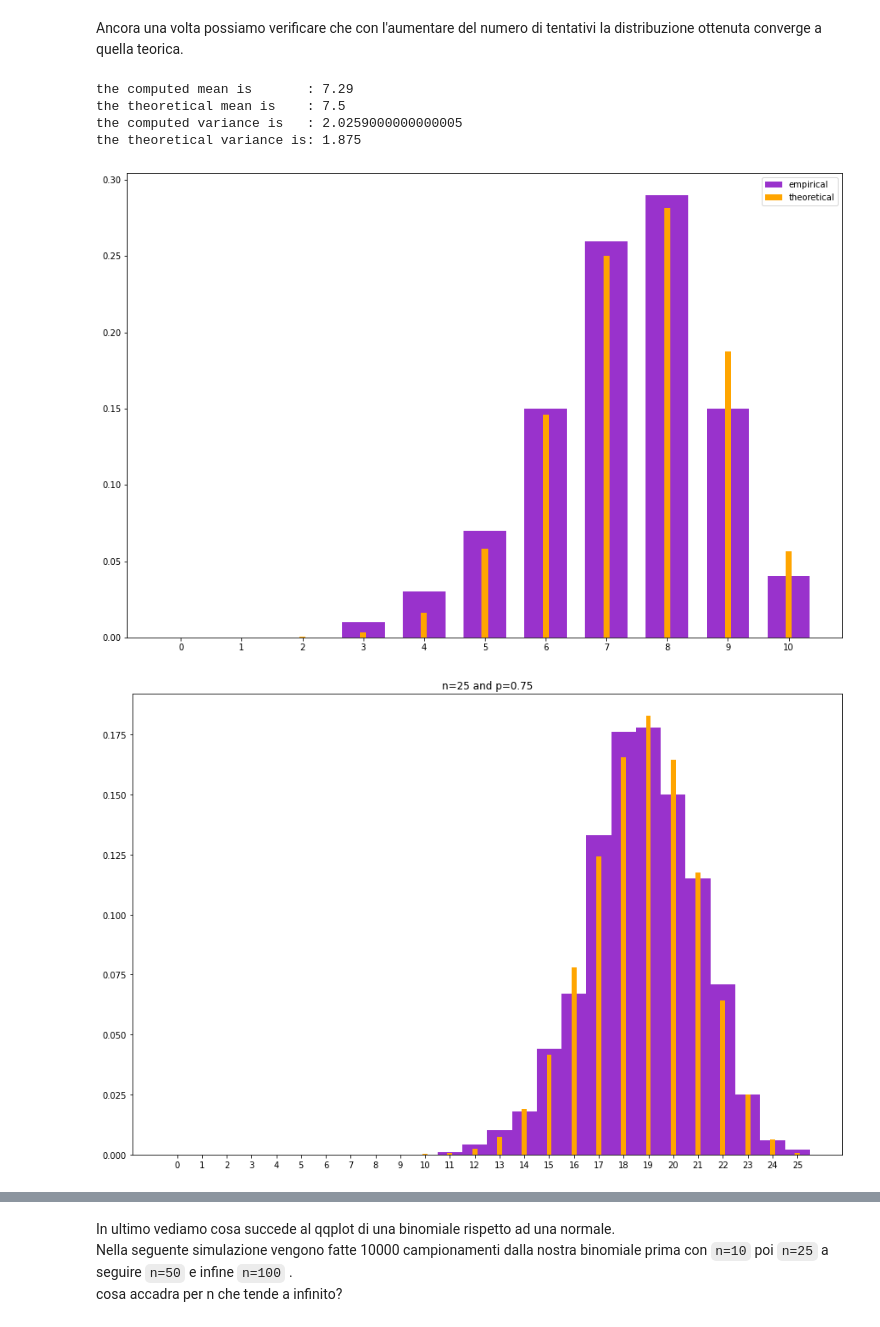
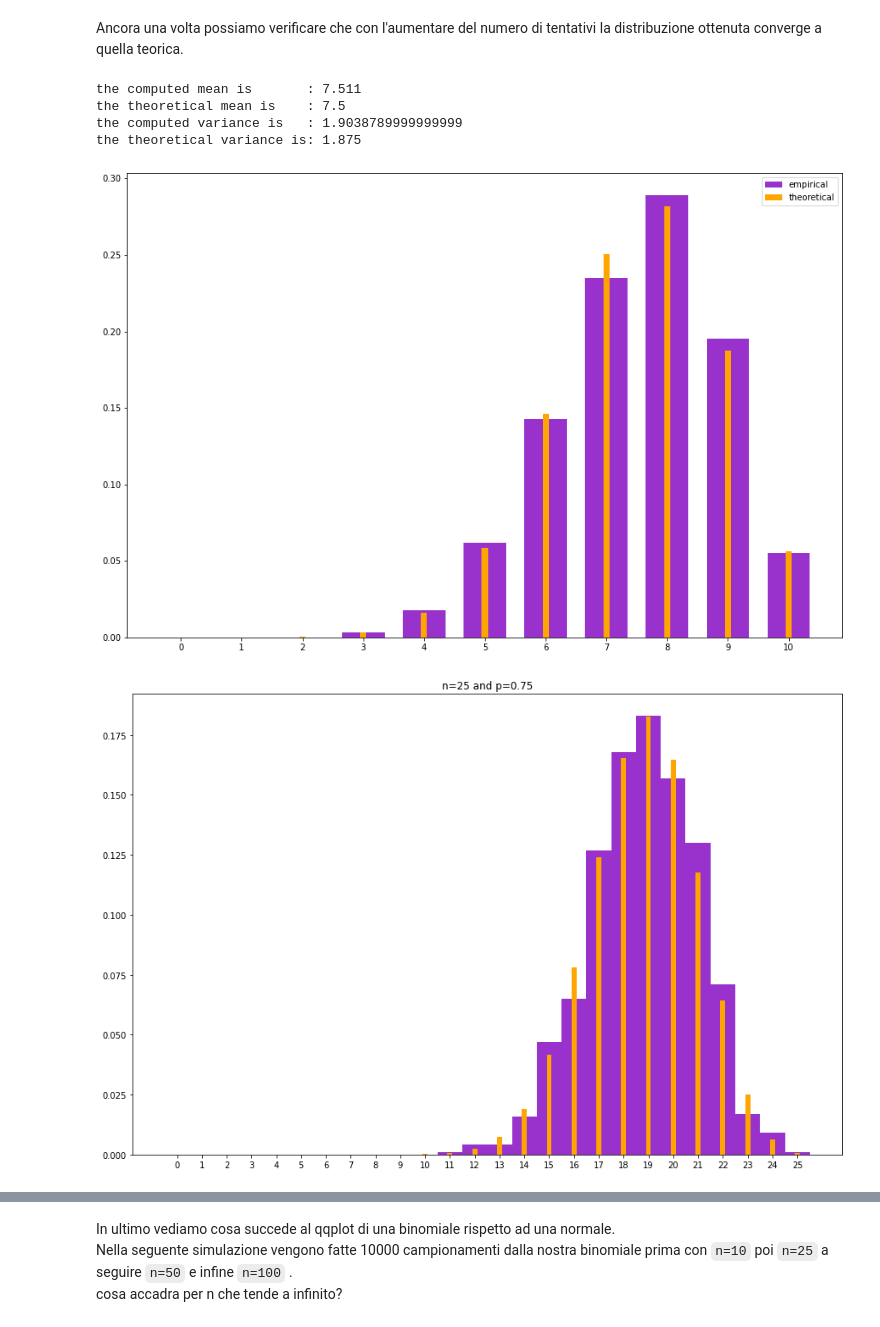
Before and after one commit to f14-bertolotti/SAD-unimi, a Jupyter notebook: simulations/binomial_distribution_python.ipynb, the cells around one changed output, grey strips where cells are left out. Cells and saved outputs as stored; diff of their text form; code cells hidden in the pictures.

```diff
--- a/simulations/binomial_distribution_python.ipynb
+++ b/simulations/binomial_distribution_python.ipynb
@@ -99,17 +81,14 @@ n = 10
 theoretical_mean = n*p
 theoretical_variance = n*p*(1-p)
 
-f0 = get_binomial_random_variable(n=n,p=p)
-
-# facciamo un milione di test ###
-tests = [f0() for i in range(10**2)]
+tests = stats.distributions.binom.rvs(p=p, n=n, size = 10**3)
 
 print("the computed mean is       :",numpy.mean(tests))
 print("the theoretical mean is    :",theoretical_mean)
 print("the computed variance is   :",numpy.var(tests))
 print("the theoretical variance is:",theoretical_variance)
 # %% [output]
-the computed mean is       : 7.29
+the computed mean is       : 7.511
 the theoretical mean is    : 7.5
-the computed variance is   : 2.0259000000000005
+the computed variance is   : 1.9038789999999999
 the theoretical variance is: 1.875
@@ -133,25 +95,24 @@ def binomial_dist(n,p):
 # %%
 # ancora una volta, facciamo il plot dell'istogramma ###
 fig, ax = plt.subplots(figsize=(15,10))
 ax.hist(tests, bins=numpy.arange(n+2)-0.5, density=True, align="mid", color="darkorchid", rwidth=0.7)
-ax.bar(range(n+1), binomial_dist(n,p), align="center", color="orange", width=0.1)
+ax.bar(range(n+1), stats.distributions.binom(p=p,n=n).pmf(range(n+1)), align="center", color="orange", width=0.1)
 ax.set_xticklabels(range(n+1))
 ax.set_xticks(range(n+1))
 ax.legend(("empirical", "theoretical"))
 del tests
 # %% [output]
-[figure, old version]
+[figure, new version]
 # %%
 # possiamo giocare un po' con la binomiale                    ###
 # creaiamo una funzione che plotti una simulazione dati n e p ###
 # e la compari con la controparte teorica                     ###
 
 def plot_binomial(n=5,p=0.5,steps=10**5):
-    rv = get_binomial_random_variable(n=n,p=p)
-    tests = [rv() for i in range(steps)]
+    tests = stats.distributions.binom.rvs(p=p, n=n, size = steps)
     fig, ax = plt.subplots(figsize=(15,10))
     ax.hist(tests, bins=numpy.arange(n+2)-0.5, density=True, align="mid", color="darkorchid", rwidth=1, zorder=0)
-    ax.bar(range(n+1), binomial_dist(n,p), align="center", color="orange", zorder=1, width=0.2)
+    ax.bar(range(n+1), stats.distributions.binom(p=p,n=n).pmf(range(n+1)), align="center", color="orange", zorder=1, width=0.2)
     ax.set_xticklabels(range(n+1))
     ax.set_xticks(range(n+1))
     ax.set_title("n={} and p={}".format(n,p))
@@ -159,7 +120,7 @@ def plot_binomial(n=5,p=0.5,steps=10**5):
 
 plot_binomial(n=25,p=0.75,steps=1000)
 # %% [output]
-[figure, old version]
+[figure, new version]
 # %%
 # possiamo giocare un po' con la binomiale                    ###
 # creaiamo una funzione che plotti una simulazione dati n e p ###
```
Also changed, not shown: parts of 11 cells of this notebook.
